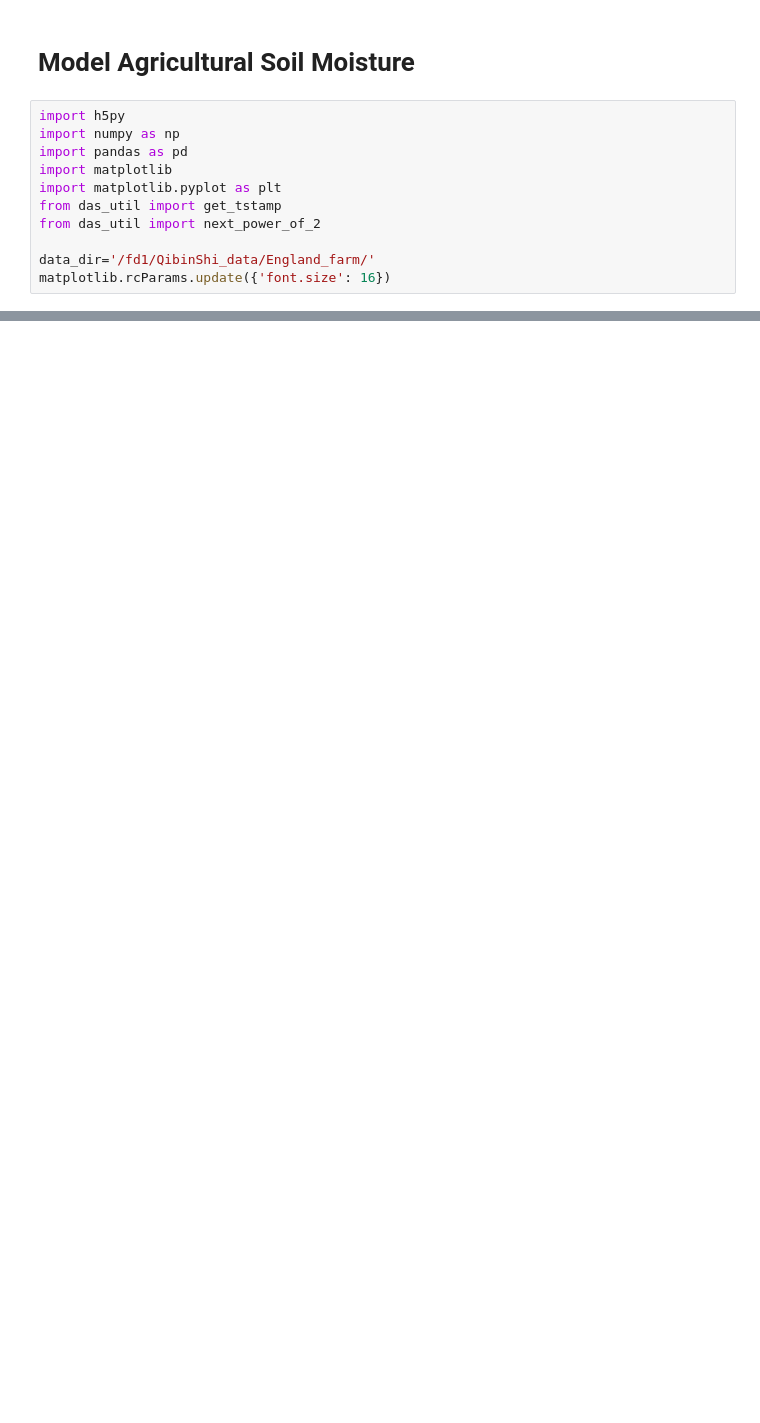
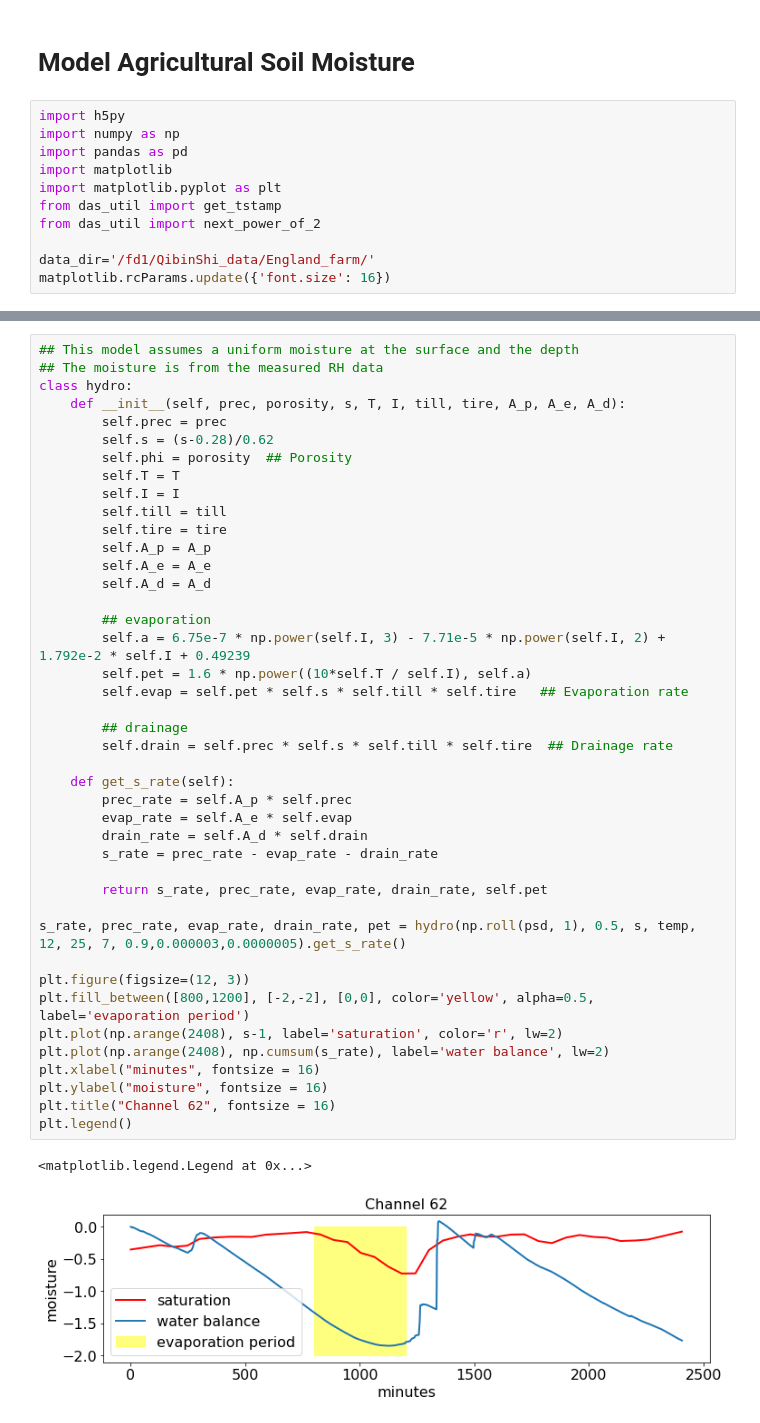
Before and after one commit to Denolle-Lab/FarmDAS, a Jupyter notebook: examples/dvv_and_model/hydrology_models.ipynb, the cells around one changed output, grey strips where cells are left out. Cells and saved outputs as stored; diff of their text form; blank space fills up the shorter version.

```diff
--- a/examples/dvv_and_model/hydrology_models.ipynb
+++ b/examples/dvv_and_model/hydrology_models.ipynb
@@ -13,0 +49,45 @@ matplotlib.rcParams.update({'font.size': 16})
+# %%
+## This model assumes a uniform moisture at the surface and the depth
+## The moisture is from the measured RH data
+class hydro:
+    def __init__(self, prec, porosity, s, T, I, till, tire, A_p, A_e, A_d):
+        self.prec = prec
+        self.s = (s-0.28)/0.62
+        self.phi = porosity  ## Porosity
+        self.T = T
+        self.I = I
+        self.till = till
+        self.tire = tire
+        self.A_p = A_p
+        self.A_e = A_e
+        self.A_d = A_d
+
+        ## evaporation
+        self.a = 6.75e-7 * np.power(self.I, 3) - 7.71e-5 * np.power(self.I, 2) + 1.792e-2 * self.I + 0.49239
+        self.pet = 1.6 * np.power((10*self.T / self.I), self.a)
+        self.evap = self.pet * self.s * self.till * self.tire   ## Evaporation rate
+
+        ## drainage
+        self.drain = self.prec * self.s * self.till * self.tire  ## Drainage rate
+
+    def get_s_rate(self):
+        prec_rate = self.A_p * self.prec
+        evap_rate = self.A_e * self.evap
+        drain_rate = self.A_d * self.drain
+        s_rate = prec_rate - evap_rate - drain_rate
+
+        return s_rate, prec_rate, evap_rate, drain_rate, self.pet
+
+s_rate, prec_rate, evap_rate, drain_rate, pet = hydro(np.roll(psd, 1), 0.5, s, temp, 12, 25, 7, 0.9,0.000003,0.0000005).get_s_rate()
+
+plt.figure(figsize=(12, 3))
+plt.fill_between([800,1200], [-2,-2], [0,0], color='yellow', alpha=0.5, label='evaporation period')
+plt.plot(np.arange(2408), s-1, label='saturation', color='r', lw=2)
+plt.plot(np.arange(2408), np.cumsum(s_rate), label='water balance', lw=2)
+plt.xlabel("minutes", fontsize = 16)
+plt.ylabel("moisture", fontsize = 16)
+plt.title("Channel 62", fontsize = 16)
+plt.legend()
+# %% [output]
+<matplotlib.legend.Legend at 0x...>
+[figure, added]
```
Also changed, not shown: parts of 31 cells of this notebook.
